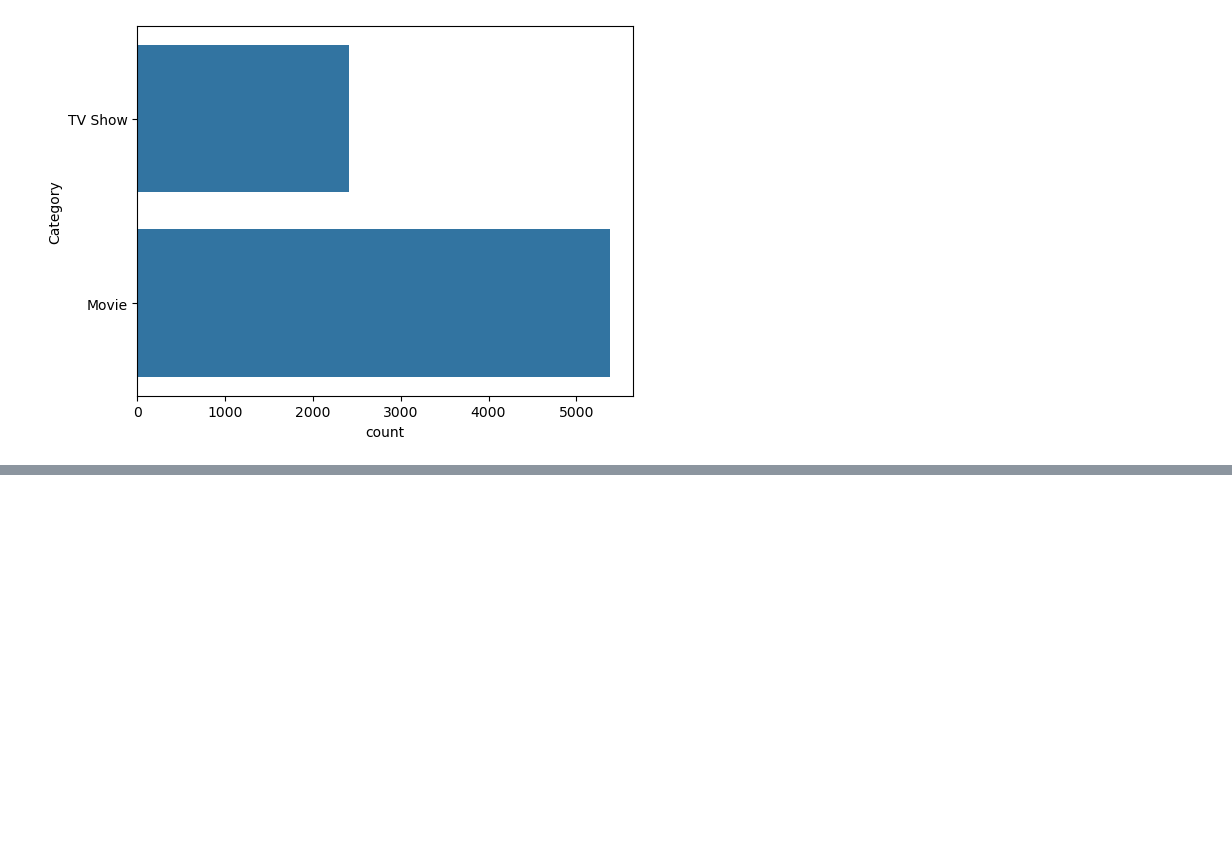
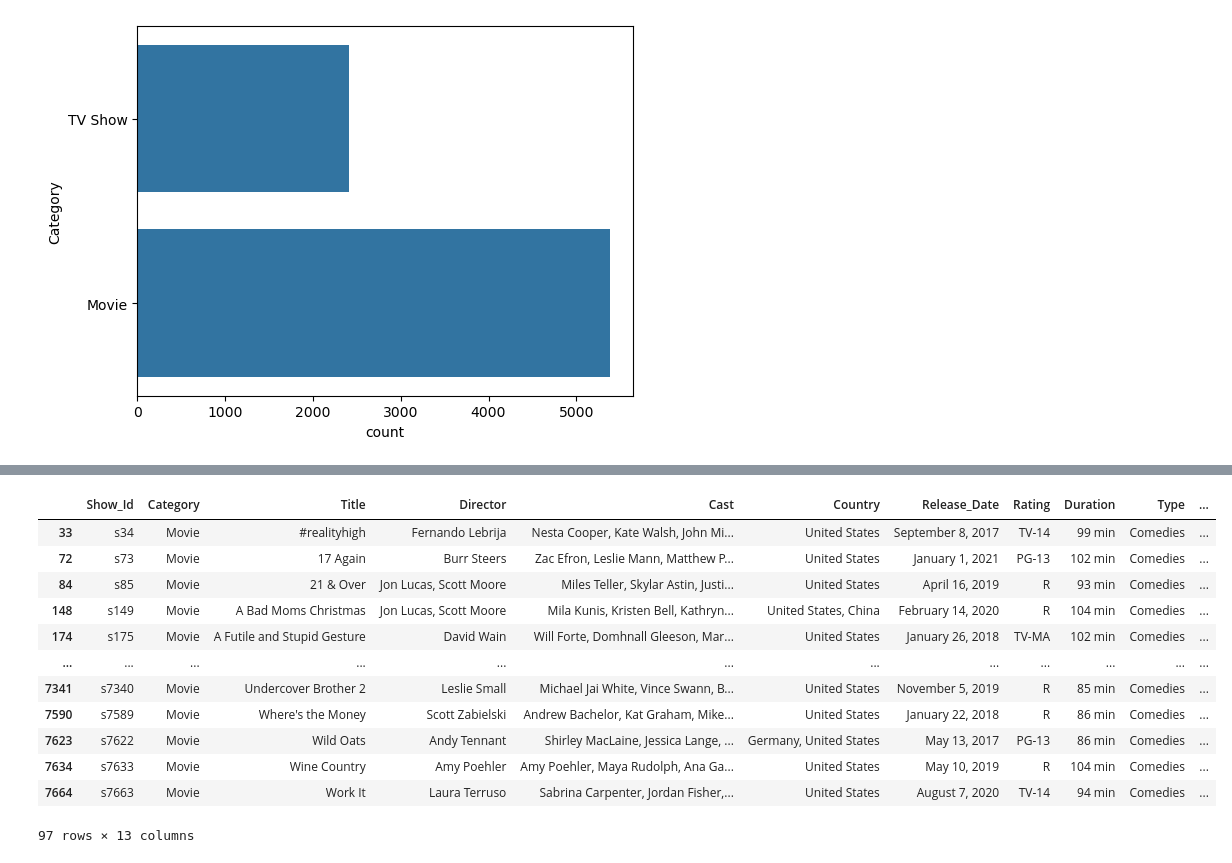
Before and after one commit to Sri-dinesh/data-analysis-projects, a Jupyter notebook: NetFlix/NetFlix-DataAnalysis.ipynb, the cells around one changed output, grey strips where cells are left out. Saved outputs shown, nothing was run; the diff lists cells and outputs as text; code cells hidden in the pictures; blank space fills up the shorter version.

Commit message:
few more questions - Filtering: Multiples Fields, OR/AND Operators

```diff
--- a/NetFlix/NetFlix-DataAnalysis.ipynb
+++ b/NetFlix/NetFlix-DataAnalysis.ipynb
@@ -284,0 +294,5 @@ sns.countplot(data['Category'])
+# %%
+# data['Year'] = data['Date_N'].dt.year - To create new year column; it will consider only year
+
+data['Year'] = data['Date_N'].dt.year
+data.head()
@@ -284,0 +405,17 @@ sns.countplot(data['Category'])
+# %%
+# Filtering (And, Or Operators)
+data[ (data['Category'] == 'Movie') & (data['Type'] == 'Comedies') ]
+# %% [output]
+|  | Show_Id | Category | Title | Director | Cast | Country | Release_Date | Rating | Duration | Type | ... |
+| 33 | s34 | Movie | #realityhigh | Fernando Lebrija | Nesta Cooper, Kate Walsh, John Mi... | United States | September 8, 2017 | TV-14 | 99 min | Comedies | ... |
+| 72 | s73 | Movie | 17 Again | Burr Steers | Zac Efron, Leslie Mann, Matthew P... | United States | January 1, 2021 | PG-13 | 102 min | Comedies | ... |
+| 84 | s85 | Movie | 21 & Over | Jon Lucas, Scott Moore | Miles Teller, Skylar Astin, Justi... | United States | April 16, 2019 | R | 93 min | Comedies | ... |
+| 148 | s149 | Movie | A Bad Moms Christmas | Jon Lucas, Scott Moore | Mila Kunis, Kristen Bell, Kathryn... | United States, China | February 14, 2020 | R | 104 min | Comedies | ... |
+| 174 | s175 | Movie | A Futile and Stupid Gesture | David Wain | Will Forte, Domhnall Gleeson, Mar... | United States | January 26, 2018 | TV-MA | 102 min | Comedies | ... |
+| ... | ... | ... | ... | ... | ... | ... | ... | ... | ... | ... | ... |
+| 7341 | s7340 | Movie | Undercover Brother 2 | Leslie Small | Michael Jai White, Vince Swann, B... | United States | November 5, 2019 | R | 85 min | Comedies | ... |
+| 7590 | s7589 | Movie | Where's the Money | Scott Zabielski | Andrew Bachelor, Kat Graham, Mike... | United States | January 22, 2018 | R | 86 min | Comedies | ... |
+| 7623 | s7622 | Movie | Wild Oats | Andy Tennant | Shirley MacLaine, Jessica Lange, ... | Germany, United States | May 13, 2017 | PG-13 | 86 min | Comedies | ... |
+| 7634 | s7633 | Movie | Wine Country | Amy Poehler | Amy Poehler, Maya Rudolph, Ana Ga... | United States | May 10, 2019 | R | 104 min | Comedies | ... |
+| 7664 | s7663 | Movie | Work It | Laura Terruso | Sabrina Carpenter, Jordan Fisher,... | United States | August 7, 2020 | TV-14 | 94 min | Comedies | ... |
+97 rows × 13 columns
```
Also changed, not shown: parts of 26 cells of this notebook.
